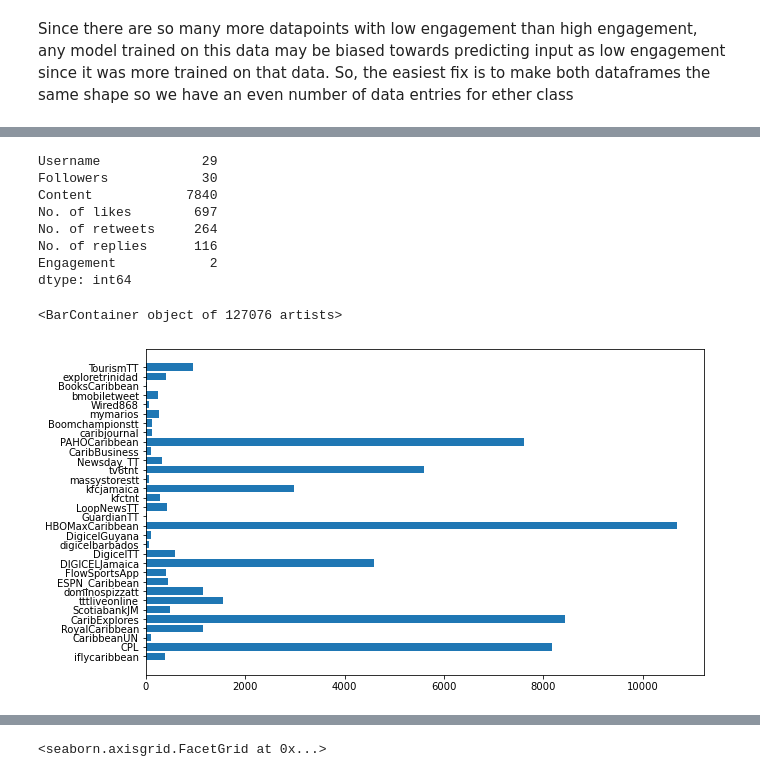
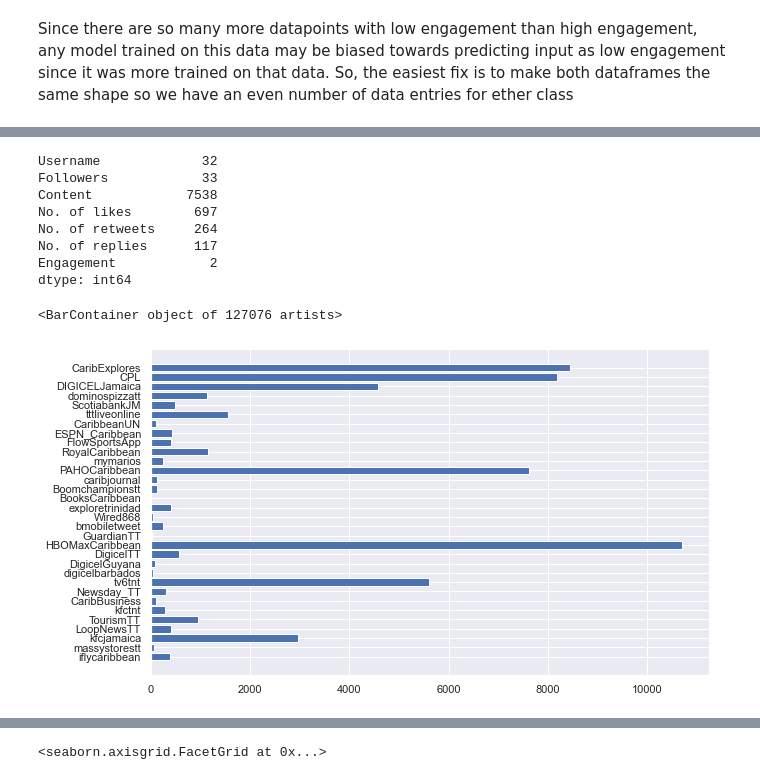
Before and after one commit to adriank112/big-data-project, a Jupyter notebook: Engagement Analysis/Engagement Prediction.ipynb, the cells around one changed output, grey strips where cells are left out. Cells and saved outputs as stored; diff of their text form; code cells hidden in the pictures.

```diff
--- a/Engagement Analysis/Engagement Prediction.ipynb
+++ b/Engagement Analysis/Engagement Prediction.ipynb
@@ -86,6 +86,7 @@ def remove_emojis_mentions_hashtags(string):
 def clean_text(text):
     text =  re.sub("@[A-Za-z0-9_]+","mention", text) #replace mentions with 'mention'
     text = re.sub("#[A-Za-z0-9_]+","hashtag", text)  #replace all hashtags with 'hashtag'
+    text = re.sub(r'http\S+', 'url', text)           #replace links with 'url'
     text = remove_emojis(text)   #replace emoji symbols with word emoji
     text = text.translate(str.maketrans('', '', string.punctuation)) #remove punctuation
     stop_words = set(stopwords.words('english'))   #create set with english stopwords
@@ -136,5 +137,2 @@ As we can see there are 32 unique companies in our dataset and so they are made
 # %%
 df['Username'] = pd.Categorical(df['Username'])
-# %%
-df.drop_duplicates(subset ="Content", keep = False, inplace = True)
-df.shape
@@ -232,19 +232,19 @@ new_df
 # %%
 new_df.nunique()
 # %% [output]
-Username             29
-Followers            30
-Content            7840
+Username             32
+Followers            33
+Content            7538
 No. of likes        697
 No. of retweets     264
-No. of replies      116
+No. of replies      117
 Engagement            2
 dtype: int64
 # %%
 # to see which companies getting likes. If outliers and keeping them do violin plot otherwise do regular bargraph
 sorted_by_likes = df.sort_values('No. of likes')
 plt.figure(figsize=(10,6))
-plt.barh(df['Username'], df['No. of likes'])
+plt.barh(sorted_by_likes['Username'], sorted_by_likes['No. of likes'])
 # %% [output]
 <BarContainer object of 127076 artists>
-[figure, old version]
+[figure, new version]
```
Also changed, not shown: parts of 37 cells of this notebook, 1 other file.
